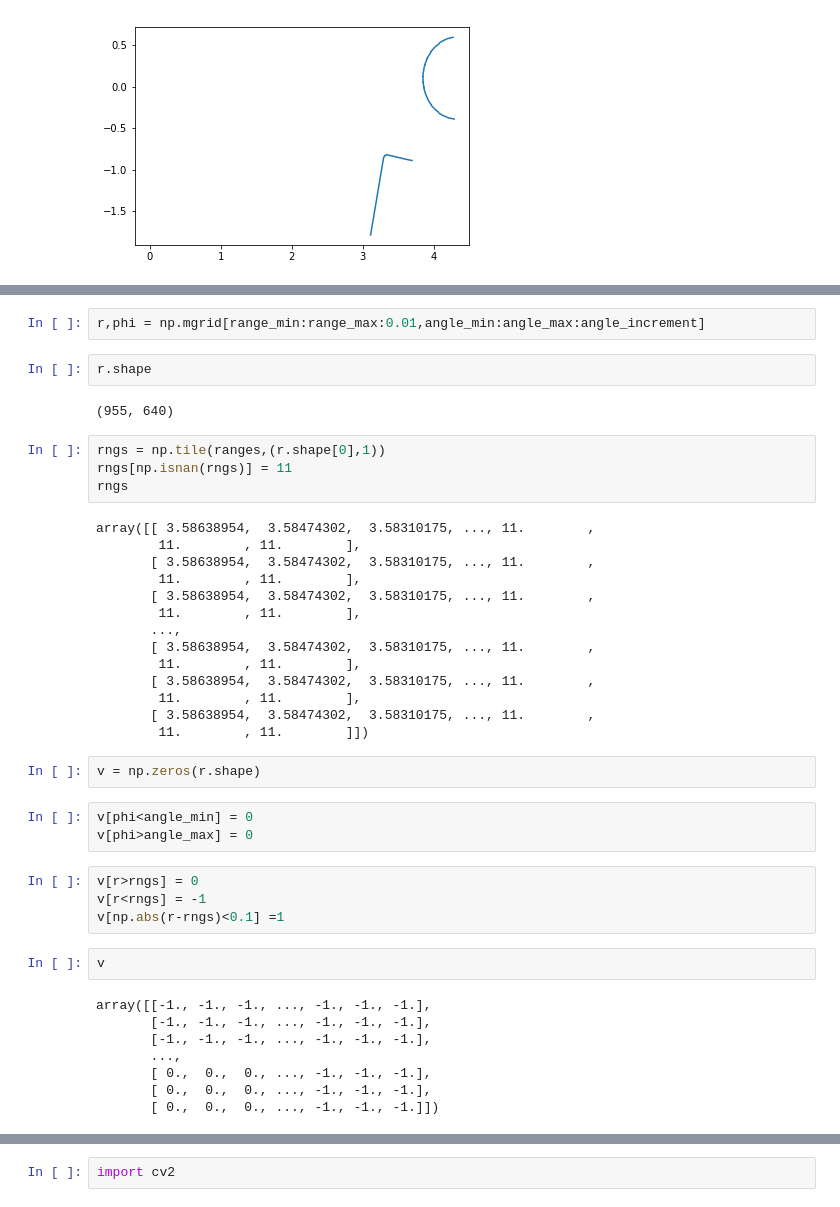
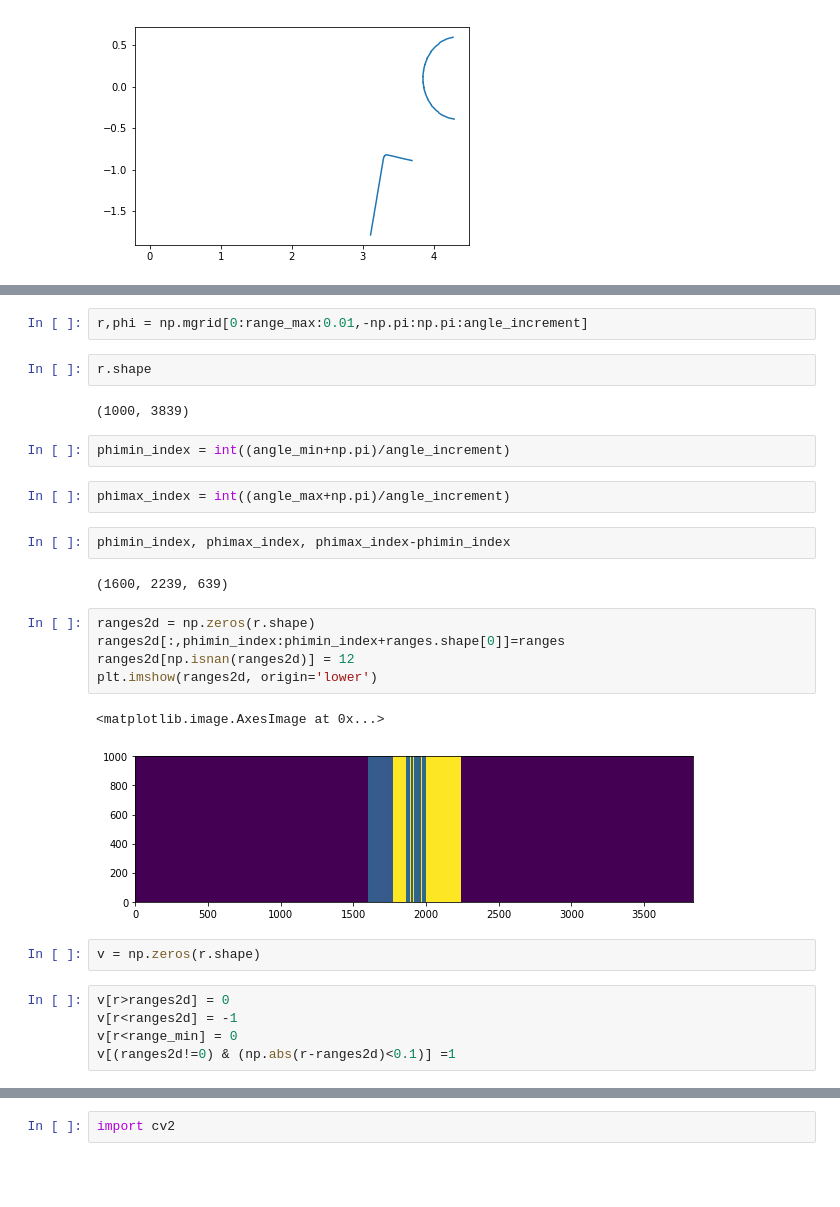
Before and after one commit to atilaromero/ros-explorer, a Jupyter notebook: trab2/src/Untitled.ipynb, the cells around one changed output, grey strips where cells are left out. Saved outputs shown, nothing was run; the diff lists cells and outputs as text; blank space fills up the shorter version.

```diff
--- a/trab2/src/Untitled.ipynb
+++ b/trab2/src/Untitled.ipynb
@@ -42,44 +61,30 @@ plt.imshow(z)
 # %%
-r,phi = np.mgrid[range_min:range_max:0.01,angle_min:angle_max:angle_increment]
+r,phi = np.mgrid[0:range_max:0.01,-np.pi:np.pi:angle_increment]
 # %%
 r.shape
 # %% [output]
-(955, 640)
+(1000, 3839)
-# %%
-rngs = np.tile(ranges,(r.shape[0],1))
-rngs[np.isnan(rngs)] = 11
-rngs
-# %% [output]
-array([[ 3.58638954,  3.58474302,  3.58310175, ..., 11.        ,
-        11.        , 11.        ],
-       [ 3.58638954,  3.58474302,  3.58310175, ..., 11.        ,
-        11.        , 11.        ],
-       [ 3.58638954,  3.58474302,  3.58310175, ..., 11.        ,
-        11.        , 11.        ],
-       ...,
-       [ 3.58638954,  3.58474302,  3.58310175, ..., 11.        ,
-        11.        , 11.        ],
-       [ 3.58638954,  3.58474302,  3.58310175, ..., 11.        ,
-        11.        , 11.        ],
-       [ 3.58638954,  3.58474302,  3.58310175, ..., 11.        ,
-        11.        , 11.        ]])
+# %%
+phimin_index = int((angle_min+np.pi)/angle_increment)
+# %%
+phimax_index = int((angle_max+np.pi)/angle_increment)
+# %%
+phimin_index, phimax_index, phimax_index-phimin_index
+# %% [output]
+(1600, 2239, 639)
+# %%
+ranges2d = np.zeros(r.shape)
+ranges2d[:,phimin_index:phimin_index+ranges.shape[0]]=ranges
+ranges2d[np.isnan(ranges2d)] = 12
+plt.imshow(ranges2d, origin='lower')
+# %% [output]
+<matplotlib.image.AxesImage at 0x...>
+[figure, added]
 # %%
 v = np.zeros(r.shape)
-# %%
-v[phi<angle_min] = 0
-v[phi>angle_max] = 0
 # %%
-v[r>rngs] = 0
-v[r<rngs] = -1
-v[np.abs(r-rngs)<0.1] =1
+v[r>ranges2d] = 0
+v[r<ranges2d] = -1
+v[r<range_min] = 0
+v[(ranges2d!=0) & (np.abs(r-ranges2d)<0.1)] =1
-# %%
-v
-# %% [output]
-array([[-1., -1., -1., ..., -1., -1., -1.],
-       [-1., -1., -1., ..., -1., -1., -1.],
-       [-1., -1., -1., ..., -1., -1., -1.],
-       ...,
-       [ 0.,  0.,  0., ..., -1., -1., -1.],
-       [ 0.,  0.,  0., ..., -1., -1., -1.],
-       [ 0.,  0.,  0., ..., -1., -1., -1.]])
 # %%
```
Also changed, not shown: parts of 27 cells of this notebook.
